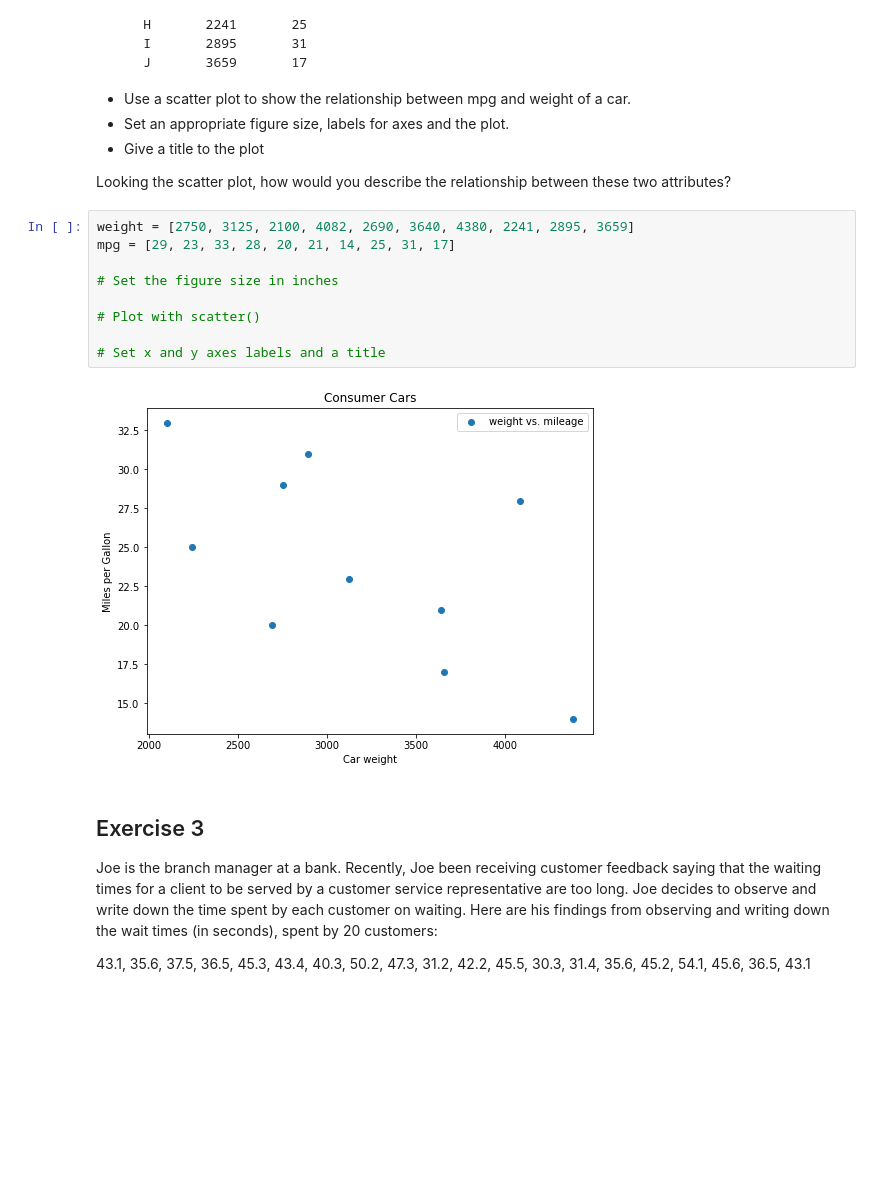
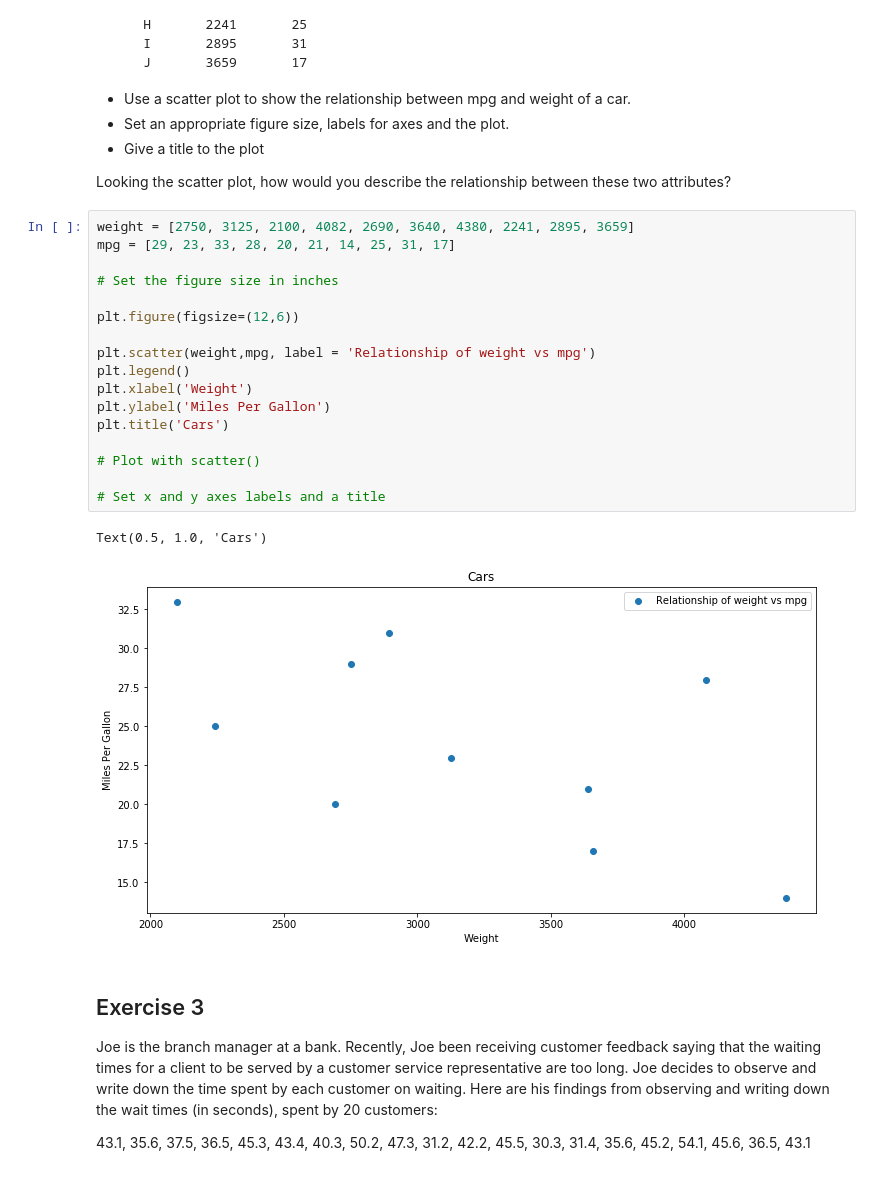
Before and after one commit to Sonora27/dsc-data-viz-lab, a Jupyter notebook: index.ipynb, the cells around one changed output. Saved outputs shown, nothing was run; the diff lists cells and outputs as text; blank space fills up the shorter version.

```diff
--- a/index.ipynb
+++ b/index.ipynb
@@ -67,14 +89,23 @@ Looking the scatter plot, how would you describe the relationship between these
 # %%
 weight = [2750, 3125, 2100, 4082, 2690, 3640, 4380, 2241, 2895, 3659]
 mpg = [29, 23, 33, 28, 20, 21, 14, 25, 31, 17]
 
 # Set the figure size in inches
 
+plt.figure(figsize=(12,6))
+
+plt.scatter(weight,mpg, label = 'Relationship of weight vs mpg')
+plt.legend()
+plt.xlabel('Weight')
+plt.ylabel('Miles Per Gallon')
+plt.title('Cars')
+
 # Plot with scatter()
 
 # Set x and y axes labels and a title
 # %% [output]
+Text(0.5, 1.0, 'Cars')
-[figure, old version]
+[figure, new version]
 # %% [markdown]
 ## Exercise 3
 
```
Also changed, not shown: parts of 5 cells of this notebook.
